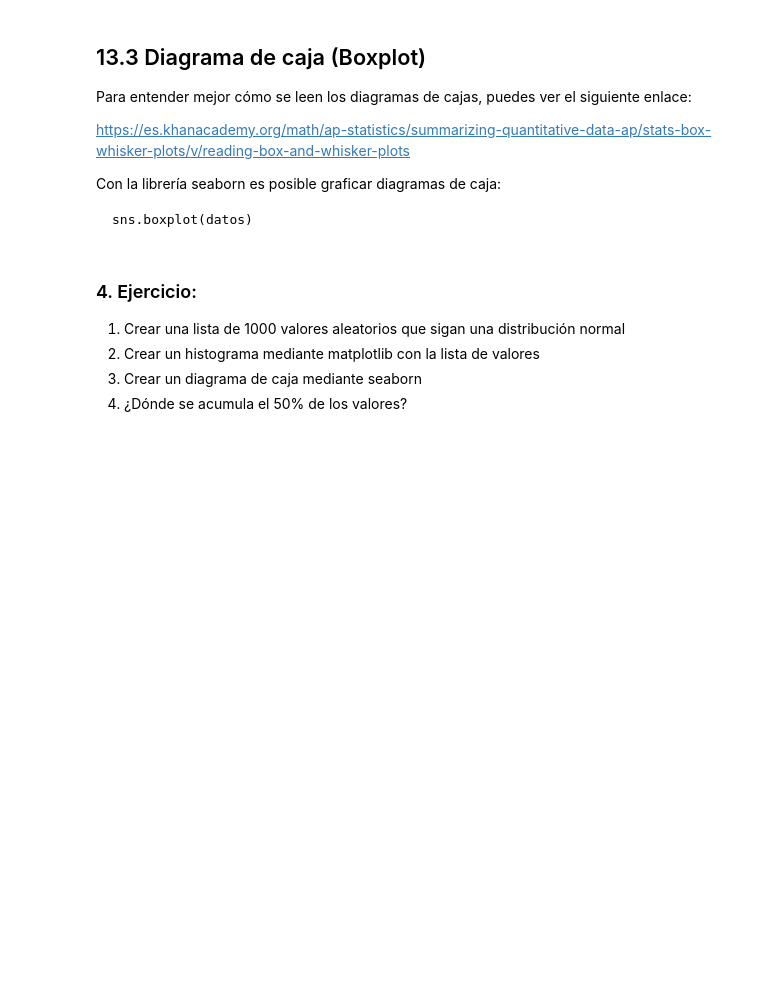
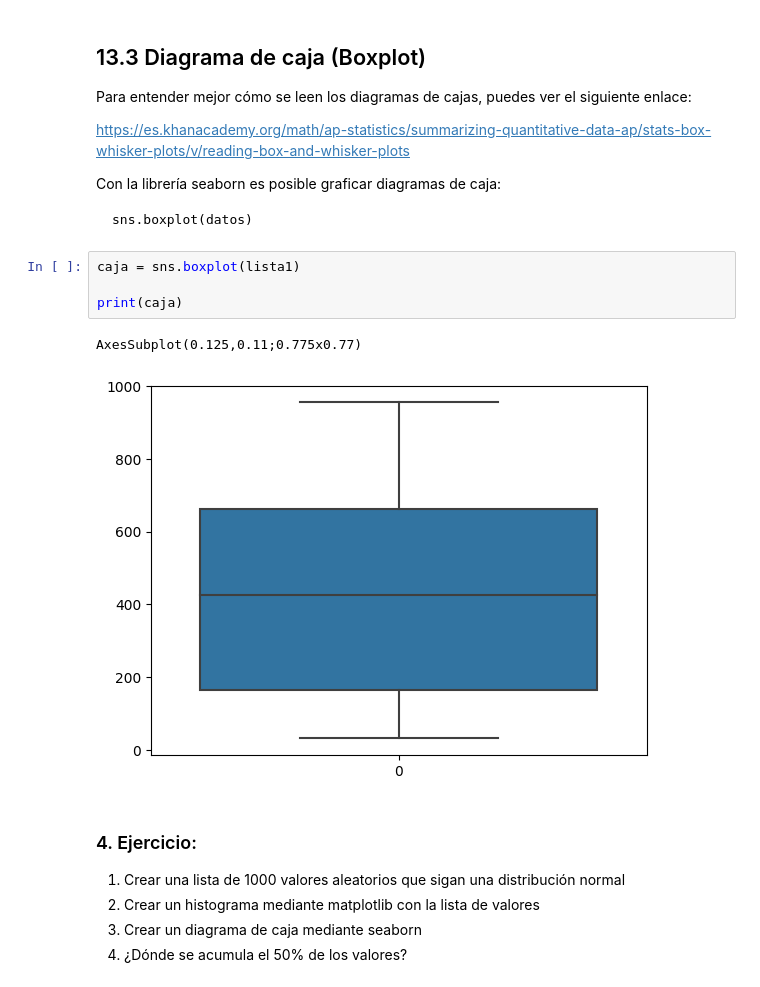
Before and after one commit to HappyFacell/Aprendizaje_maquina, a Jupyter notebook: NB 13 Seaborn y Matplotlib-BLANK2.ipynb, the cells around one changed output. Drawn from its saved outputs; the diff is of its cells as text; blank space fills up the shorter version.

```diff
--- a/NB 13 Seaborn y Matplotlib-BLANK2.ipynb
+++ b/NB 13 Seaborn y Matplotlib-BLANK2.ipynb
@@ -78,6 +139,13 @@ https://es.khanacademy.org/math/ap-statistics/summarizing-quantitative-data-ap/s
 Con la librería seaborn es posible graficar diagramas de caja:
 
     sns.boxplot(datos)
+# %%
+caja = sns.boxplot(lista1)
+
+print(caja)
+# %% [output]
+AxesSubplot(0.125,0.11;0.775x0.77)
+[figure, added]
 # %% [markdown]
 ### 4. Ejercicio:
 
```
Also changed, not shown: parts of 7 cells of this notebook, 4 other files.
